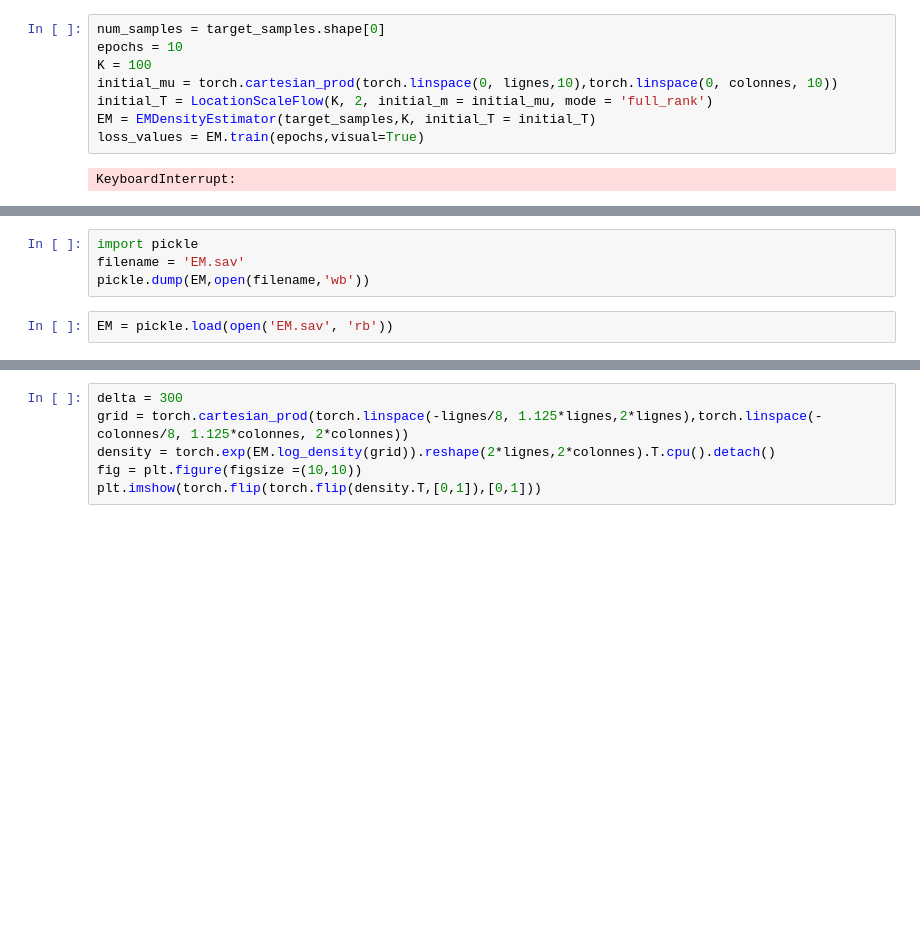
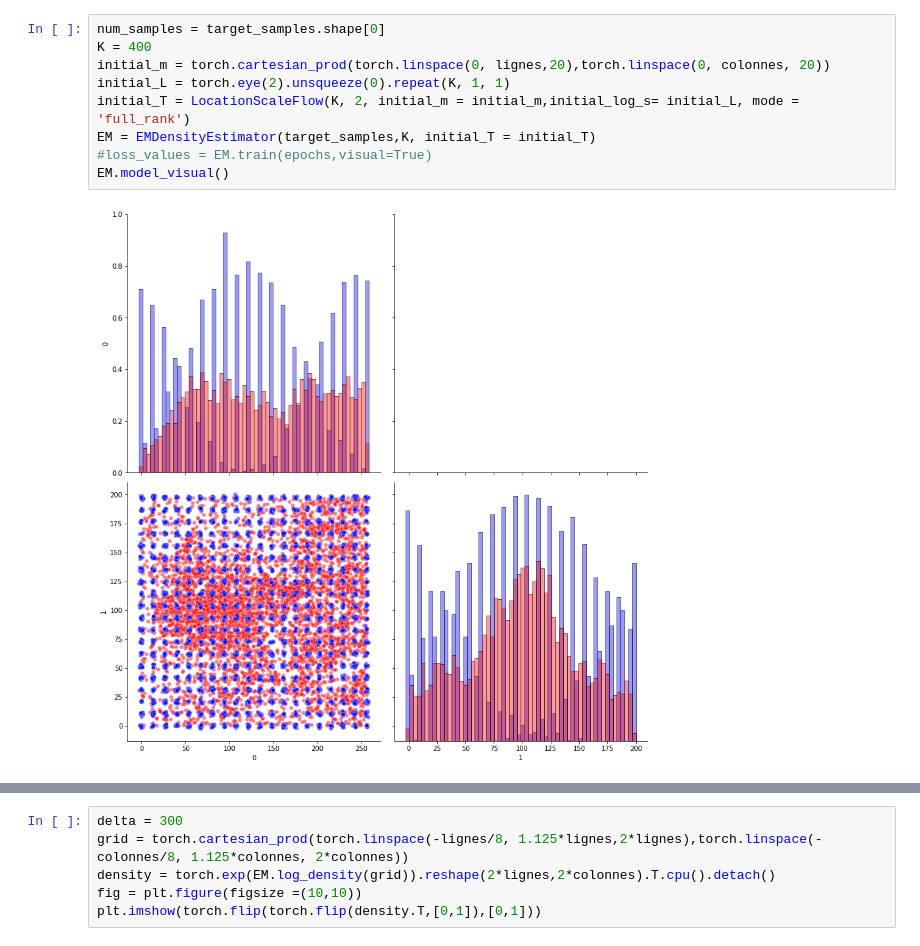
Before and after one commit to ElouanARGOUARCH/Discretely-Indexed-Flows, a Jupyter notebook: experiments/Images.ipynb, the cells around one changed output, grey strips where cells are left out. Saved outputs shown, nothing was run; the diff lists cells and outputs as text; blank space fills up the shorter version.

```diff
--- a/experiments/Images.ipynb
+++ b/experiments/Images.ipynb
@@ -43,10 +55,11 @@ plt.scatter(target_samples[:,0], target_samples[:, 1], alpha = .1, marker = '.')
 # %%
 num_samples = target_samples.shape[0]
-epochs = 10
-K = 100
-initial_mu = torch.cartesian_prod(torch.linspace(0, lignes,10),torch.linspace(0, colonnes, 10))
-initial_T = LocationScaleFlow(K, 2, initial_m = initial_mu, mode = 'full_rank')
+K = 400
+initial_m = torch.cartesian_prod(torch.linspace(0, lignes,20),torch.linspace(0, colonnes, 20))
+initial_L = torch.eye(2).unsqueeze(0).repeat(K, 1, 1)
+initial_T = LocationScaleFlow(K, 2, initial_m = initial_m,initial_log_s= initial_L, mode = 'full_rank')
 EM = EMDensityEstimator(target_samples,K, initial_T = initial_T)
-loss_values = EM.train(epochs,visual=True)
+#loss_values = EM.train(epochs,visual=True)
+EM.model_visual()
 # %% [output]
-KeyboardInterrupt:
+[figure, added]
@@ -53,8 +67,2 @@ KeyboardInterrupt:
-# %%
-import pickle
-filename = 'EM.sav'
-pickle.dump(EM,open(filename,'wb'))
-# %%
-EM = pickle.load(open('EM.sav', 'rb'))
 # %%
 delta = 300
```
Also changed, not shown: parts of 9 cells of this notebook, 6 other files.
